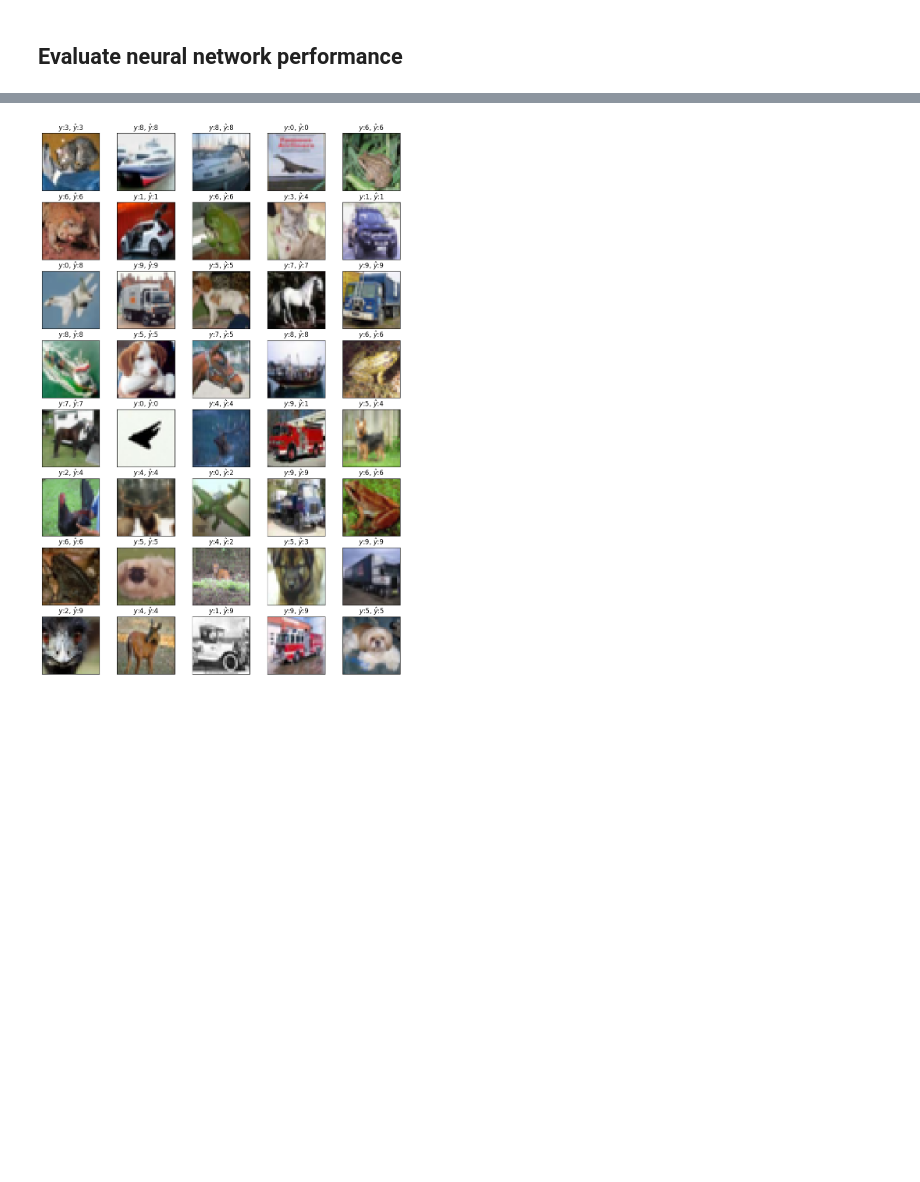
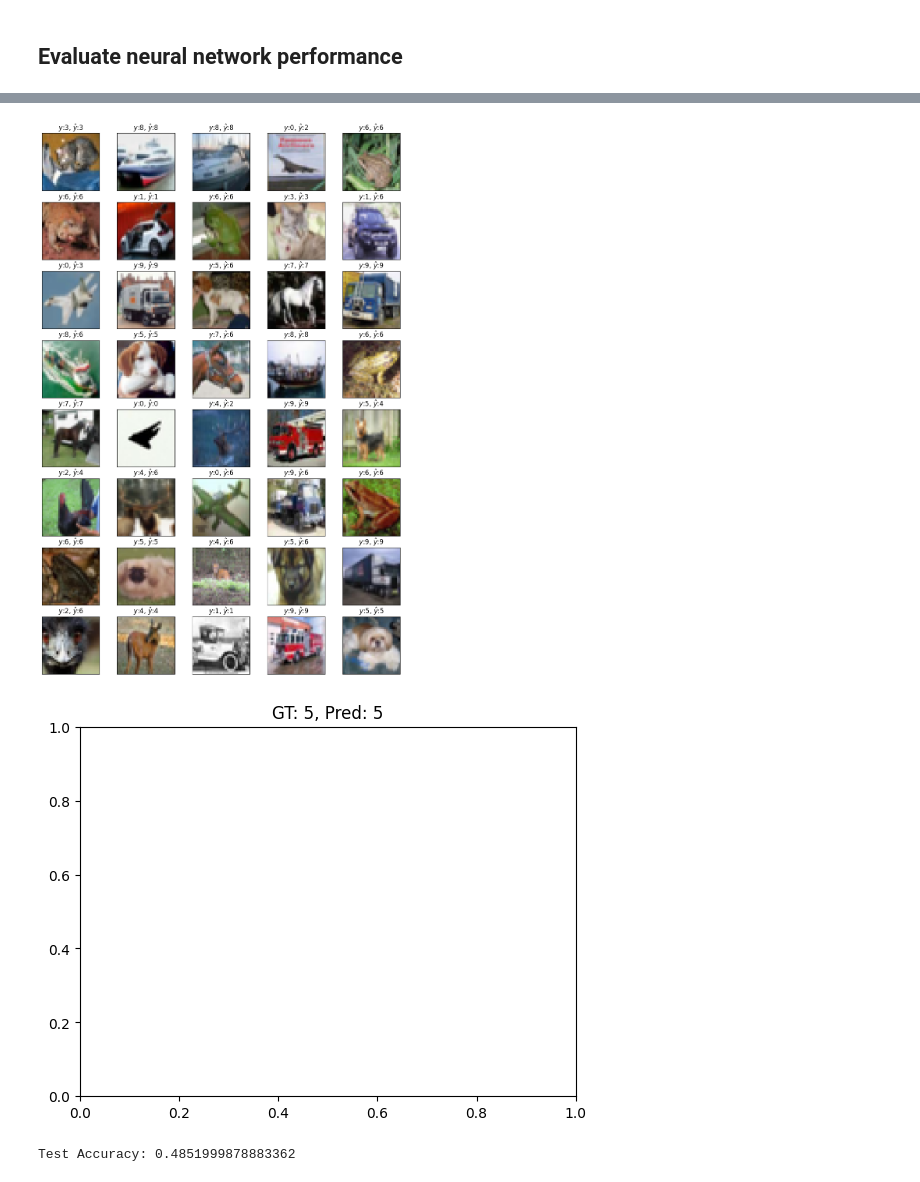
Before and after one commit to temuulengan/temuulengan, a Jupyter notebook: [AI2025_Assignment]_CIFAR10_Classification.ipynb, the cells around one changed output, grey strips where cells are left out. Cells and saved outputs as stored; diff of their text form; code cells hidden in the pictures; blank space fills up the shorter version.

```diff
--- a/[AI2025_Assignment]_CIFAR10_Classification.ipynb
+++ b/[AI2025_Assignment]_CIFAR10_Classification.ipynb
@@ -40,20 +40,3 @@ Create a convolutional neural network
 Improve the provided basic CNN model and achieve CIFAR-10 **test accuracy ≥ 75%**.
 # %% [markdown]
 Modify the network architecture!
-# %%
-model = tf.keras.models.Sequential([
-    tf.keras.layers.Conv2D(32, (3, 3), activation="relu", padding="same", input_shape=(32, 32, 3)),
-    tf.keras.layers.MaxPooling2D((2, 2)),
-
-    tf.keras.layers.Flatten(),
-    tf.keras.layers.Dense(128, activation="relu"),
-    tf.keras.layers.Dropout(0.5),
-    tf.keras.layers.Dense(10, activation="softmax"),
-])
-
-model.compile(
-    optimizer="adam",
-    loss="categorical_crossentropy",
-    metrics=["accuracy"]
-)
-model.fit(x_train, y_train, epochs=50, validation_data=(x_test, y_test))
@@ -77,0 +82,7 @@ Epoch 31/50
+# %%
+model.compile(
+    optimizer="adam",
+    loss="categorical_crossentropy",
+    metrics=["accuracy"]
+)
+history = model.fit(x_train, y_train, epochs=10)
@@ -85,18 +117,25 @@ model.evaluate(x_test,  y_test, verbose=2)
 # %%
-prob = model.predict(x_test[0:40, :], verbose=0)
+prob = model.predict(x_test[0:40], verbose=0)
 pred = tf.argmax(prob, axis=1)
 
 fig = plt.figure(figsize=(12, 18))
 for i in range(40):
-  subplot = fig.add_subplot(8, 5, i + 1)
-
-  subplot.set_xticks([])
-  subplot.set_yticks([])
-
-  string = r'$\hat{y}$'
-  subplot.set_title(f'$y$:{tf.argmax(y_test[i])}, {string}:{pred[i].numpy()}')
-
-  subplot.imshow(tf.squeeze(x_test[i]), cmap=plt.cm.gray_r)
+    subplot = fig.add_subplot(8, 5, i + 1)
+    subplot.set_xticks([])
+    subplot.set_yticks([])
+    string = r'$\hat{y}$'
+    subplot.set_title(f'$y$:{tf.argmax(y_test[i])}, {string}:{pred[i].numpy()}')
+    subplot.imshow(tf.squeeze(x_test[i]))
 plt.show()
+true_label = tf.argmax(y_test[i]).numpy()
+pred_label = pred[i].numpy()
+plt.title(f"GT: {true_label}, Pred: {pred_label}")
+loss, accuracy = model.evaluate(x_test, y_test, verbose=0)
 # %% [output]
 [figure]
+[figure, added]
+# %%
+loss, accuracy = model.evaluate(x_test, y_test, verbose=0)
+print("Test Accuracy:", accuracy)
+# %% [output]
+Test Accuracy: 0.4851999878883362
```
Also changed, not shown: parts of 5 cells of this notebook.
